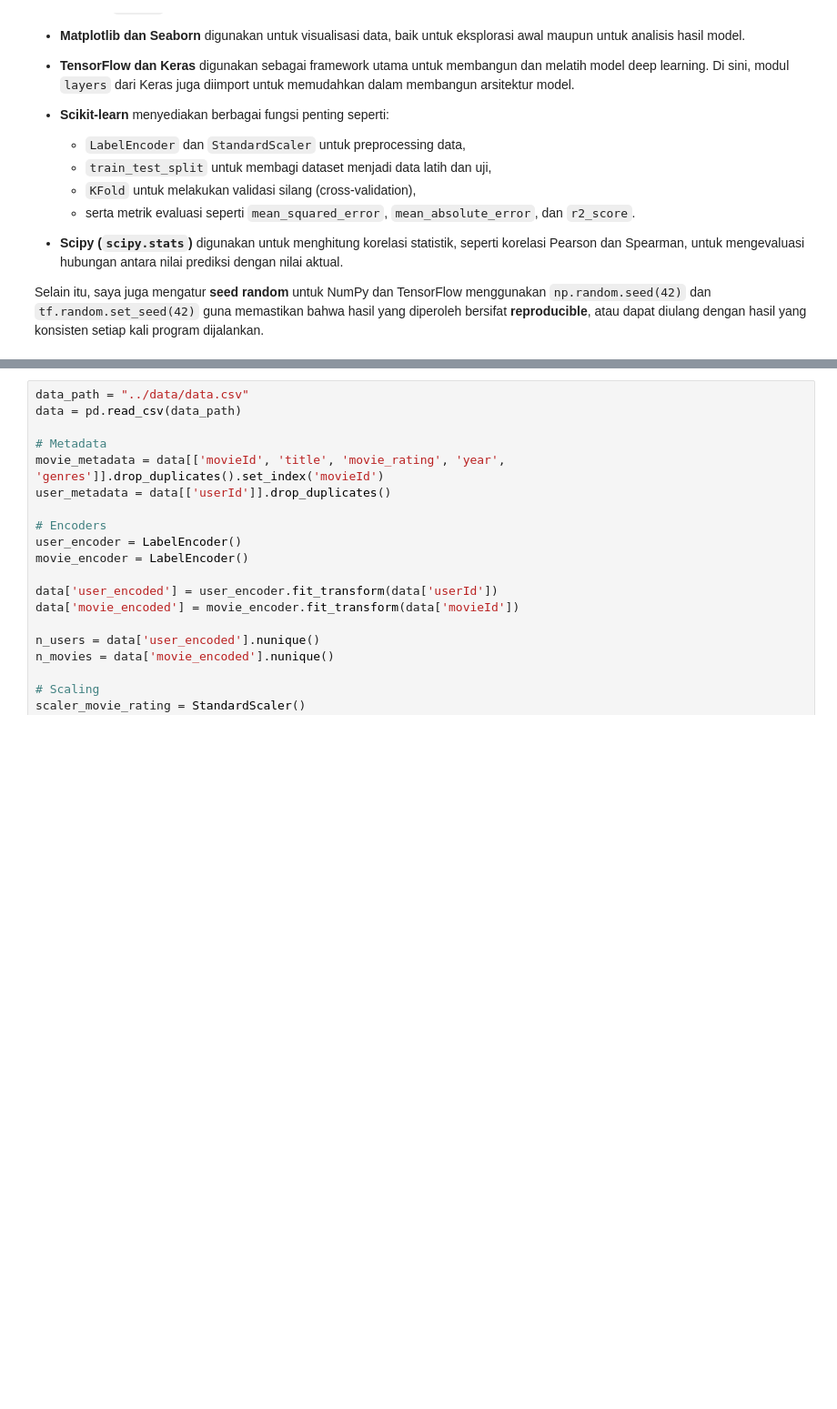
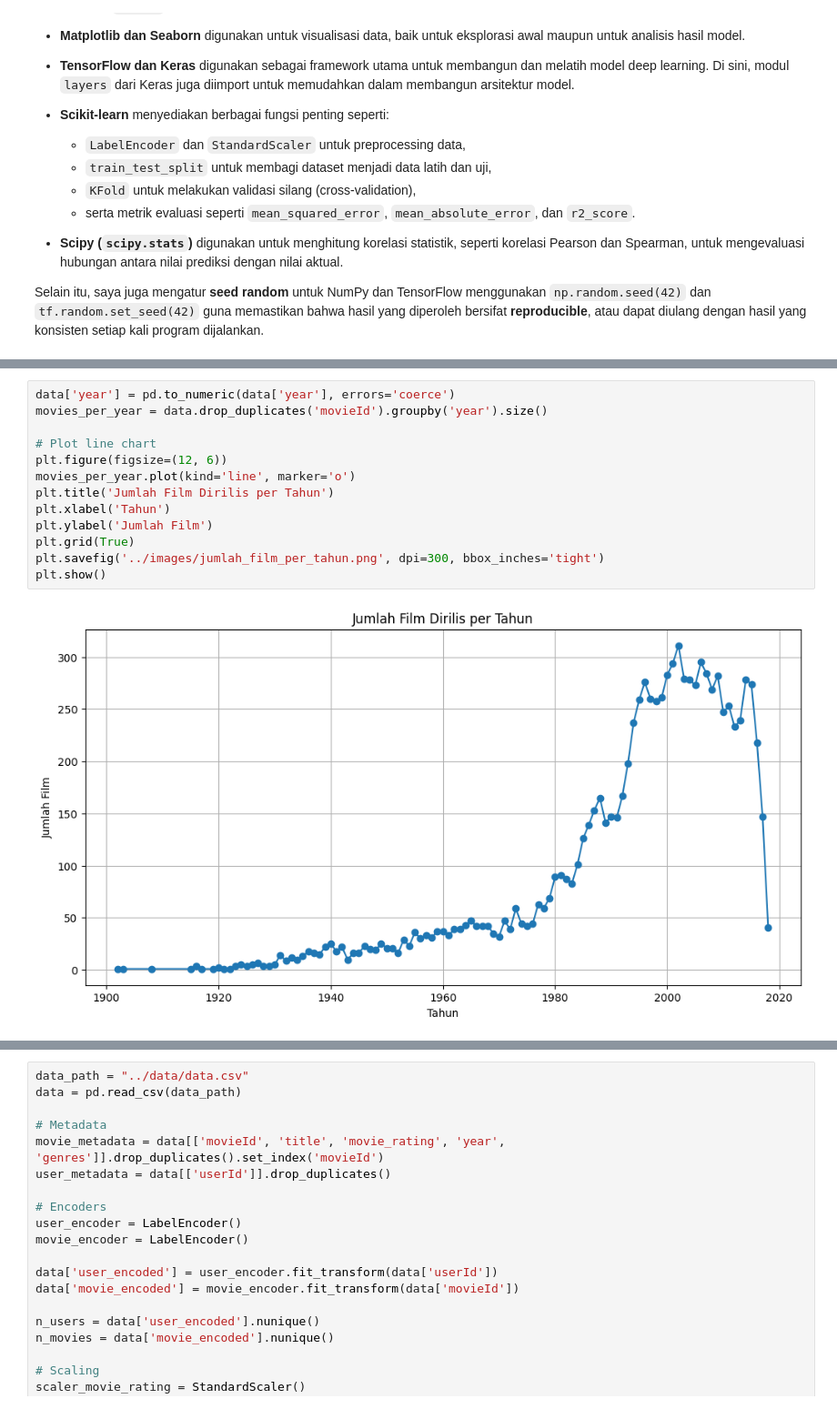
Before and after one commit to aldyNaufal/movie-recommendation-system, a Jupyter notebook: notebook/main.ipynb, the cells around one changed output, grey strips where cells are left out. Shown at 91% size. Cells and saved outputs as stored; diff of their text form; blank space fills up the shorter version.

```diff
--- a/notebook/main.ipynb
+++ b/notebook/main.ipynb
@@ -34,0 +328,15 @@ Selain itu, saya juga mengatur **seed random** untuk NumPy dan TensorFlow menggu
+# %%
+data['year'] = pd.to_numeric(data['year'], errors='coerce')
+movies_per_year = data.drop_duplicates('movieId').groupby('year').size()
+
+# Plot line chart
+plt.figure(figsize=(12, 6))
+movies_per_year.plot(kind='line', marker='o')
+plt.title('Jumlah Film Dirilis per Tahun')
+plt.xlabel('Tahun')
+plt.ylabel('Jumlah Film')
+plt.grid(True)
+plt.savefig('../images/jumlah_film_per_tahun.png', dpi=300, bbox_inches='tight')
+plt.show()
+# %% [output]
+[figure, added]
```
Also changed, not shown: parts of 53 cells of this notebook, 4 other files.
